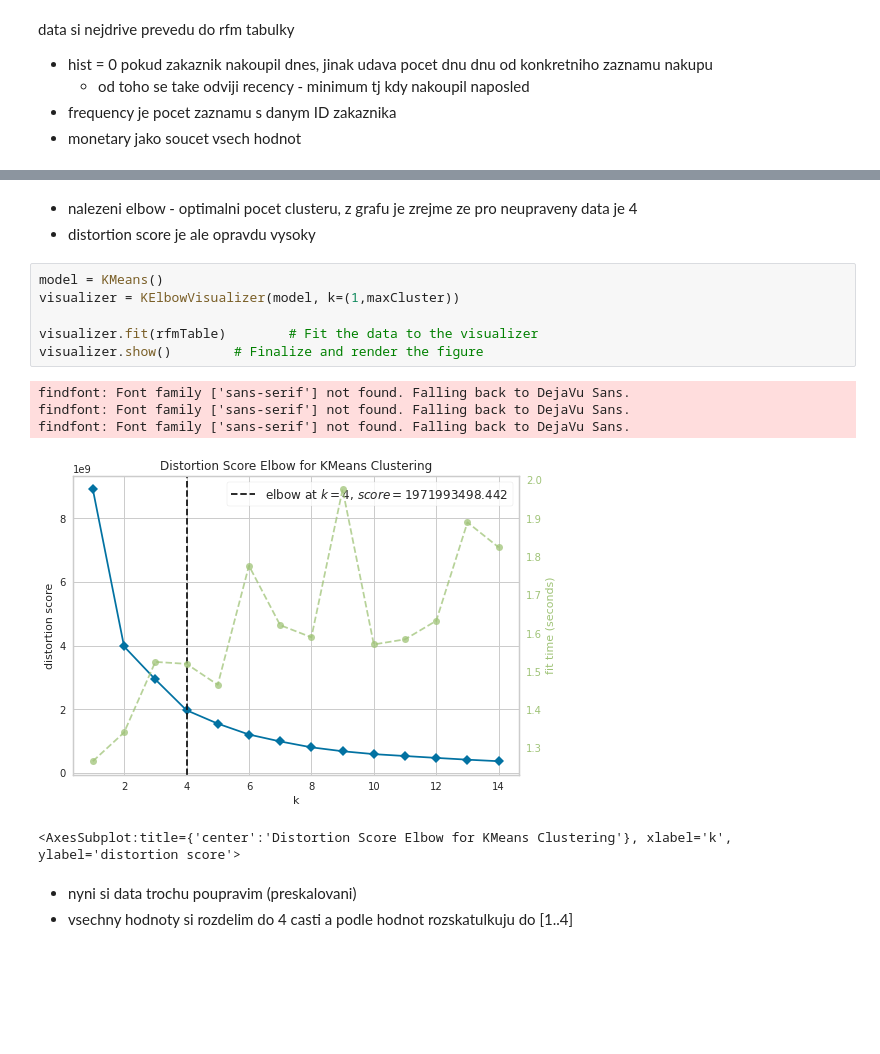
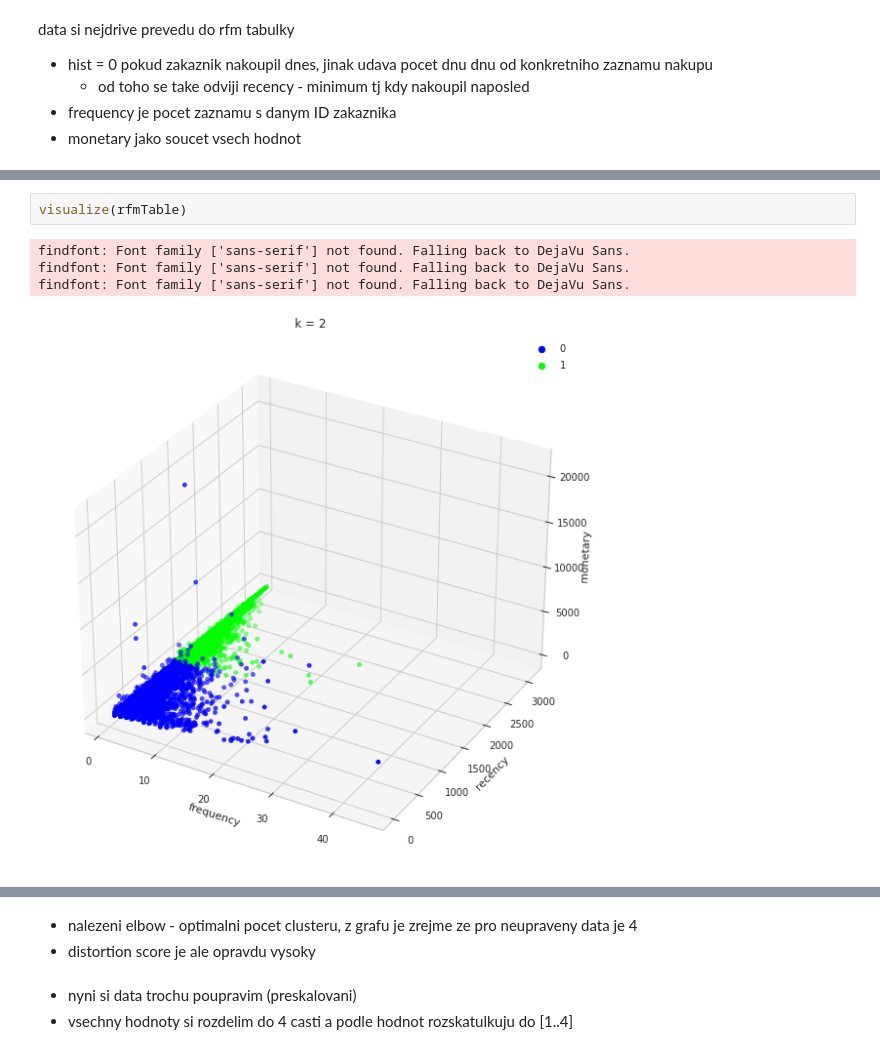
Before and after one commit to xuthang/bi-vzd, a Jupyter notebook: 03/homework_03_B201.ipynb, the cells around one changed output, grey strips where cells are left out. Drawn from its saved outputs; the diff is of its cells as text; blank space fills up the shorter version.

```diff
--- a/03/homework_03_B201.ipynb
+++ b/03/homework_03_B201.ipynb
@@ -85,0 +103,7 @@ rfmTable = rfmTable.groupby('Customer ID').agg({ 'hist': lambda x: x.min(),
+# %%
+visualize(rfmTable)
+# %% [output]
+findfont: Font family ['sans-serif'] not found. Falling back to DejaVu Sans.
+findfont: Font family ['sans-serif'] not found. Falling back to DejaVu Sans.
+findfont: Font family ['sans-serif'] not found. Falling back to DejaVu Sans.
+[figure, added]
@@ -86,18 +117,6 @@ rfmTable = rfmTable.groupby('Customer ID').agg({ 'hist': lambda x: x.min(),
 # %% [markdown]
 * nalezeni elbow - optimalni pocet clusteru, z grafu je zrejme ze pro neupraveny data je 4
 * distortion score je ale opravdu vysoky
-# %%
-model = KMeans()
-visualizer = KElbowVisualizer(model, k=(1,maxCluster))
-
-visualizer.fit(rfmTable)        # Fit the data to the visualizer
-visualizer.show()        # Finalize and render the figure
-# %% [output]
-findfont: Font family ['sans-serif'] not found. Falling back to DejaVu Sans.
-findfont: Font family ['sans-serif'] not found. Falling back to DejaVu Sans.
-findfont: Font family ['sans-serif'] not found. Falling back to DejaVu Sans.
-[figure, removed]
-<AxesSubplot:title={'center':'Distortion Score Elbow for KMeans Clustering'}, xlabel='k', ylabel='distortion score'>
 # %% [markdown]
 * nyni si data trochu poupravim (preskalovani)
 * vsechny hodnoty si rozdelim do 4 casti a podle hodnot rozskatulkuju do [1..4]
```
Also changed, not shown: parts of 16 cells of this notebook.
